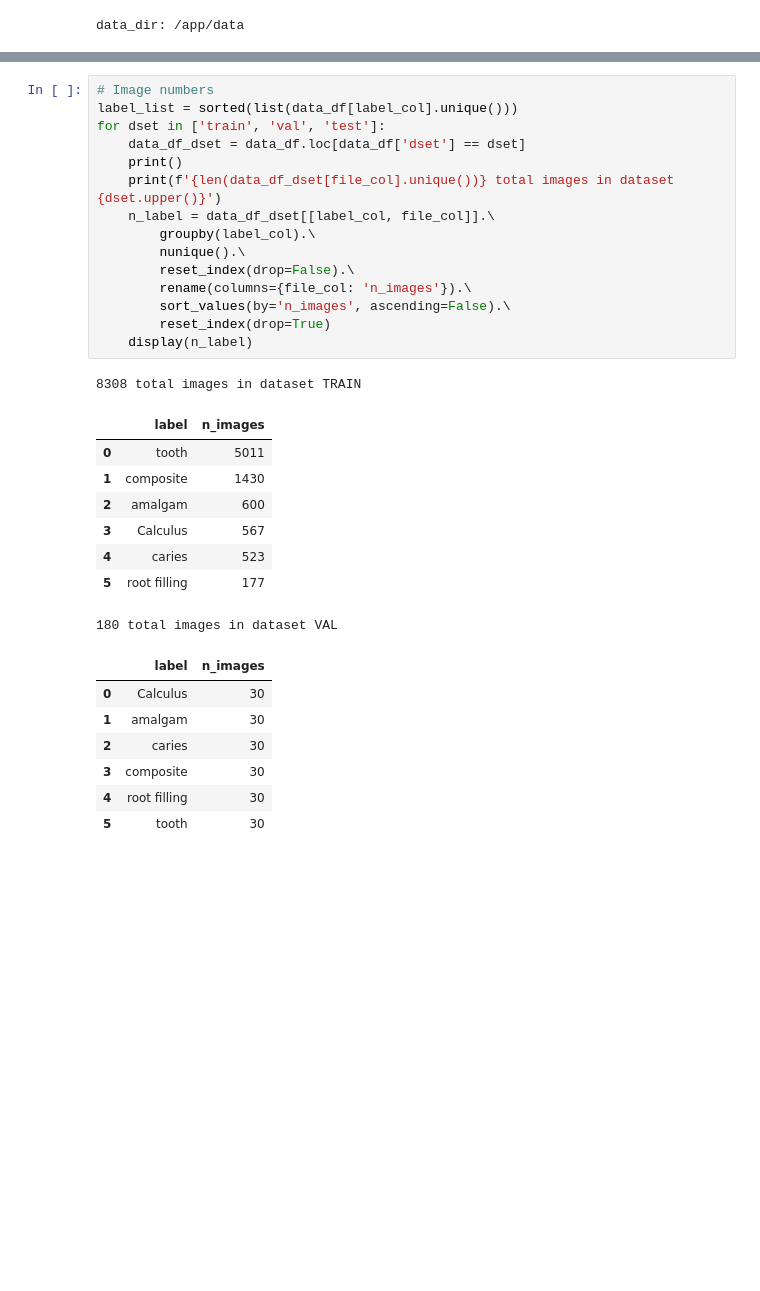
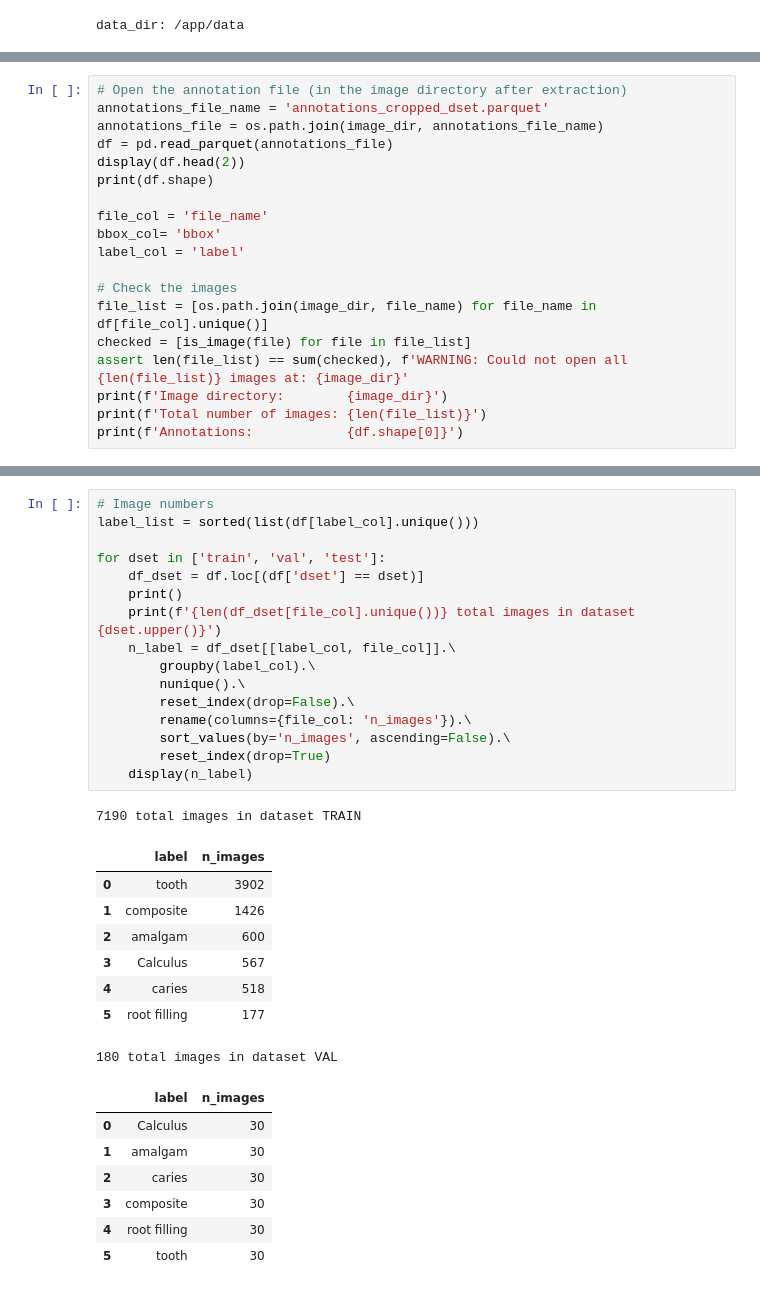
Before and after one commit to ccb-hms/computervision, a Jupyter notebook: notebooks/classification/04_augmentation.ipynb, the cells around one changed output, grey strips where cells are left out. Saved outputs shown, nothing was run; the diff lists cells and outputs as text; blank space fills up the shorter version.

```diff
--- a/notebooks/classification/04_augmentation.ipynb
+++ b/notebooks/classification/04_augmentation.ipynb
@@ -73,0 +48,19 @@ print(f'Annotations:            {data_df.shape[0]}')
+# %%
+# Open the annotation file (in the image directory after extraction)
+annotations_file_name = 'annotations_cropped_dset.parquet'
+annotations_file = os.path.join(image_dir, annotations_file_name)
+df = pd.read_parquet(annotations_file)
+display(df.head(2))
+print(df.shape)
+
+file_col = 'file_name'
+bbox_col= 'bbox'
+label_col = 'label'
+
+# Check the images
+file_list = [os.path.join(image_dir, file_name) for file_name in df[file_col].unique()]
+checked = [is_image(file) for file in file_list]
+assert len(file_list) == sum(checked), f'WARNING: Could not open all {len(file_list)} images at: {image_dir}'
+print(f'Image directory:        {image_dir}')
+print(f'Total number of images: {len(file_list)}')
+print(f'Annotations:            {df.shape[0]}')
@@ -74,26 +75,27 @@ print(f'Annotations:            {data_df.shape[0]}')
 # %%
 # Image numbers
-label_list = sorted(list(data_df[label_col].unique()))
+label_list = sorted(list(df[label_col].unique()))
+
 for dset in ['train', 'val', 'test']:
-    data_df_dset = data_df.loc[data_df['dset'] == dset]
+    df_dset = df.loc[(df['dset'] == dset)]
     print()
-    print(f'{len(data_df_dset[file_col].unique())} total images in dataset {dset.upper()}')
-    n_label = data_df_dset[[label_col, file_col]].\
+    print(f'{len(df_dset[file_col].unique())} total images in dataset {dset.upper()}')
+    n_label = df_dset[[label_col, file_col]].\
         groupby(label_col).\
         nunique().\
         reset_index(drop=False).\
         rename(columns={file_col: 'n_images'}).\
         sort_values(by='n_images', ascending=False).\
         reset_index(drop=True)
     display(n_label)
 # %% [output]
-8308 total images in dataset TRAIN
+7190 total images in dataset TRAIN
 |  | label | n_images |
-| 0 | tooth | 5011 |
-| 1 | composite | 1430 |
+| 0 | tooth | 3902 |
+| 1 | composite | 1426 |
 | 2 | amalgam | 600 |
 | 3 | Calculus | 567 |
-| 4 | caries | 523 |
+| 4 | caries | 518 |
 | 5 | root filling | 177 |
 180 total images in dataset VAL
 |  | label | n_images |
```
Also changed, not shown: parts of 14 cells of this notebook, 5 other files.
